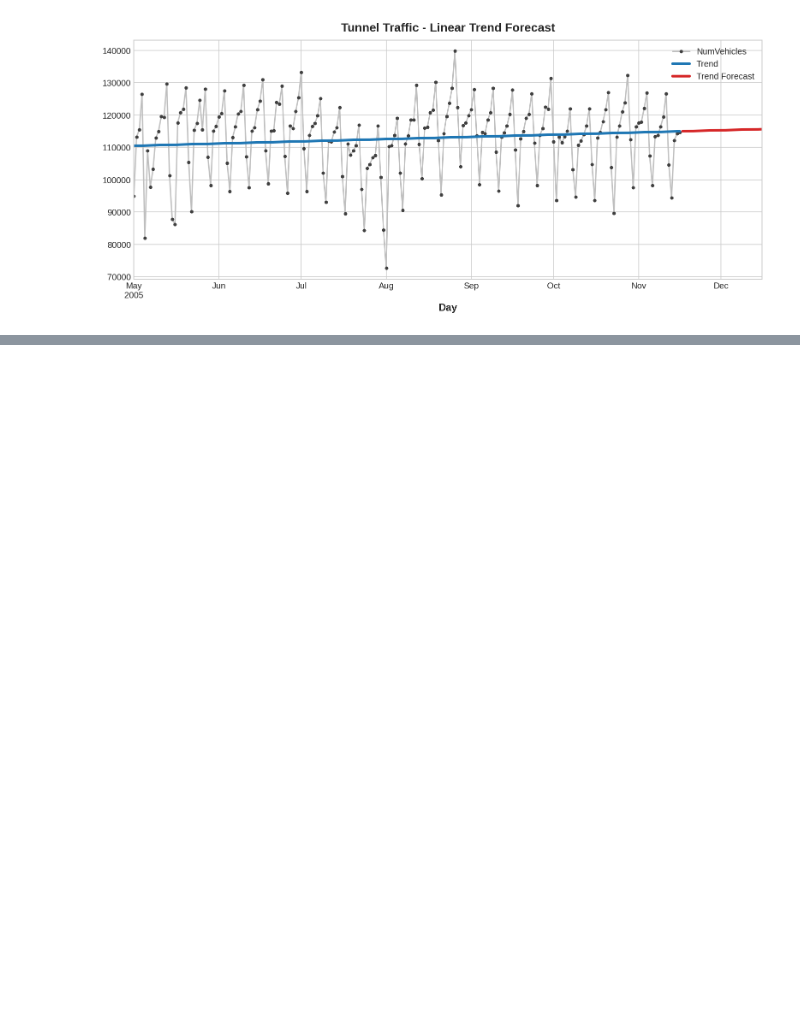
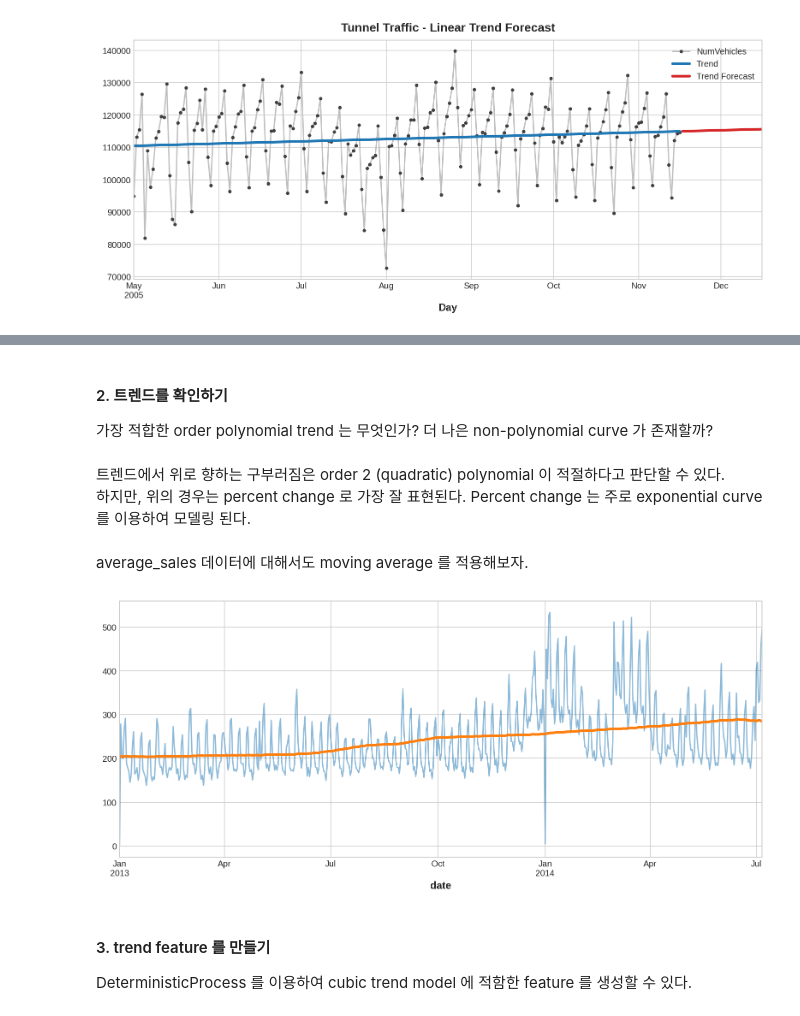
Before and after one commit to nahyeon-an/python, a Jupyter notebook: ML/time-series/Trend.ipynb, the cells around one changed output, grey strips where cells are left out. Drawn from its saved outputs; the diff is of its cells as text; code cells hidden in the pictures; blank space fills up the shorter version.

```diff
--- a/ML/time-series/Trend.ipynb
+++ b/ML/time-series/Trend.ipynb
@@ -189,0 +247,16 @@ _ = ax.legend()
+# %%
+dtype = {
+    'store_nbr': 'category',
+    'family': 'category',
+    'sales': 'float32',
+    'onpromotion': 'uint64',
+}
+store_sales = pd.read_csv(
+    'train.csv',
+    dtype=dtype,
+    parse_dates=['date'],
+    infer_datetime_format=True
+)
+store_sales = store_sales.set_index('date').to_period('D')
+store_sales = store_sales.set_index(['store_nbr', 'family'], append=True)
+average_sales = store_sales.groupby('date').mean()['sales']
@@ -189,0 +305,21 @@ _ = ax.legend()
+# %% [markdown]
+#### 2. 트렌드를 확인하기
+가장 적합한 order polynomial trend 는 무엇인가? 더 나은 non-polynomial curve 가 존재할까?
+# %% [markdown]
+트렌드에서 위로 향하는 구부러짐은 order 2 (quadratic) polynomial 이 적절하다고 판단할 수 있다.
+하지만, 위의 경우는 percent change 로 가장 잘 표현된다. Percent change 는 주로 exponential curve 를 이용하여 모델링 된다.
+# %% [markdown]
+average_sales 데이터에 대해서도 moving average 를 적용해보자.
+# %%
+trend = average_sales.rolling(
+    window=365,
+    center=True,
+    min_periods=183
+).mean()
+ax = average_sales.plot(alpha=0.5)
+ax = trend.plot(ax=ax, linewidth=3)
+# %% [output]
+[figure, added]
+# %% [markdown]
+#### 3. trend feature 를 만들기
+DeterministicProcess 를 이용하여 cubic trend model 에 적함한 feature 를 생성할 수 있다.
```
Also changed, not shown: parts of 28 cells of this notebook.
